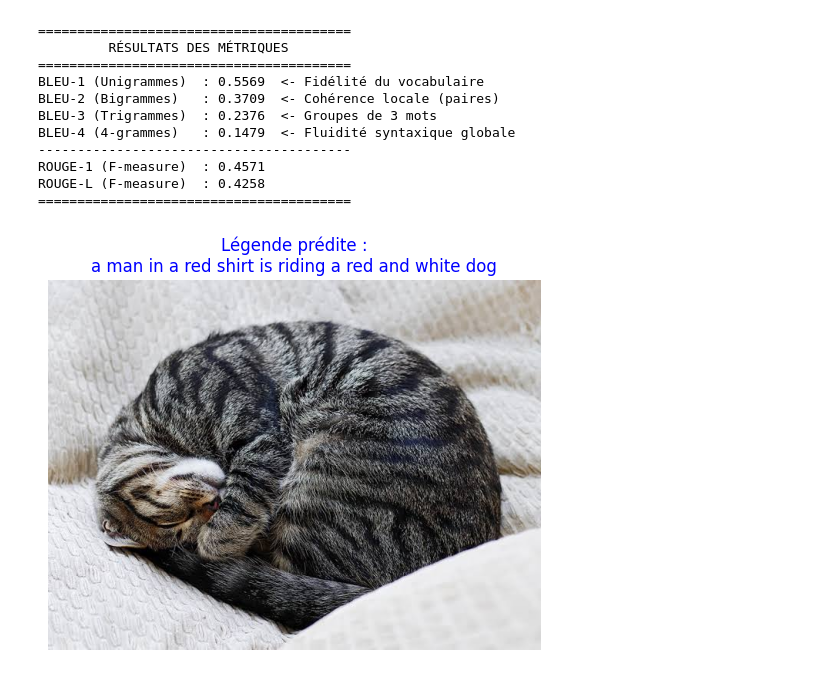
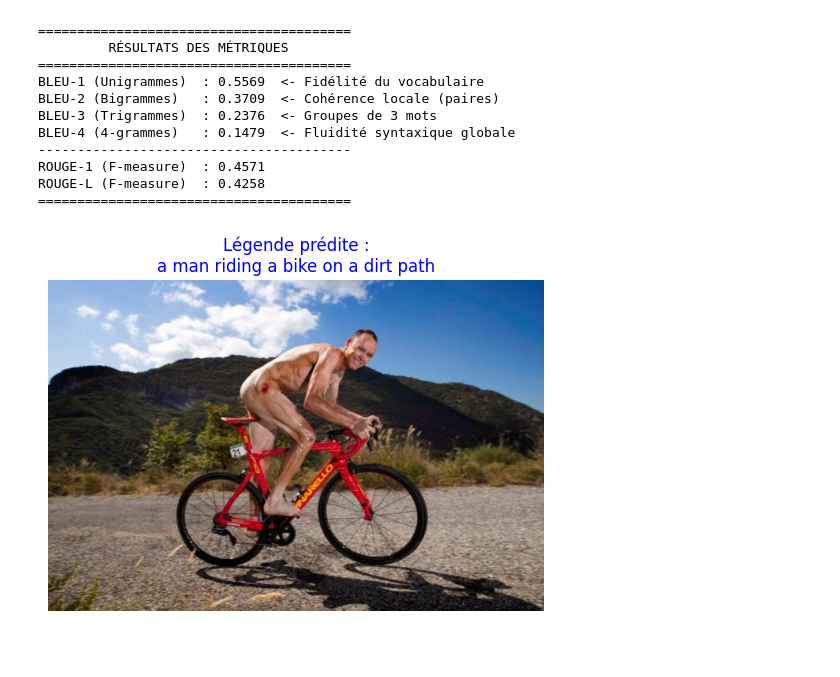
Before and after one commit to ZarcDmC01/Projet_NLP_CV, a Jupyter notebook: scripts/evaluate_inception.ipynb, the cells around one changed output. Drawn from its saved outputs; the diff is of its cells as text; code cells hidden in the pictures; blank space fills up the shorter version.

```diff
--- a/scripts/evaluate_inception.ipynb
+++ b/scripts/evaluate_inception.ipynb
@@ -198,32 +198,32 @@ _preprocess_inference = transforms.Compose([
 
 def pipeline_prediction_nouvelle_image(image_path):
     img_pil = Image.open(image_path).convert('RGB')
     tensor_img = _preprocess_inference(img_pil).unsqueeze(0).to(device)
 
     with torch.no_grad():
         feature_vector = _inception_inference(tensor_img).cpu().numpy().flatten()
 
     legende = generate_caption_optimized(
         model=model,
         tokenizer=tokenizer,
         index_to_word=index_to_word,
         feature_vector=feature_vector,
         max_length=max_length,
         text_pipe=text_pipe
     )
 
     plt.imshow(img_pil)
     plt.title(f"Légende prédite :\n{legende}", fontsize=12, color='blue')
     plt.axis('off')
     plt.show()
 
     return legende
 
-CHEMIN_TEST = "../data/papillon2.jpg"
+CHEMIN_TEST = "../data/papillon1.jpg"
 
 if os.path.exists(CHEMIN_TEST):
     pipeline_prediction_nouvelle_image(CHEMIN_TEST)
 else:
     print(f"Veuillez spécifier un chemin d'image valide dans la variable 'CHEMIN_TEST'.")
 # %% [output]
-[figure, old version]
+[figure, new version]
```
Also changed, not shown: 5 other files.
